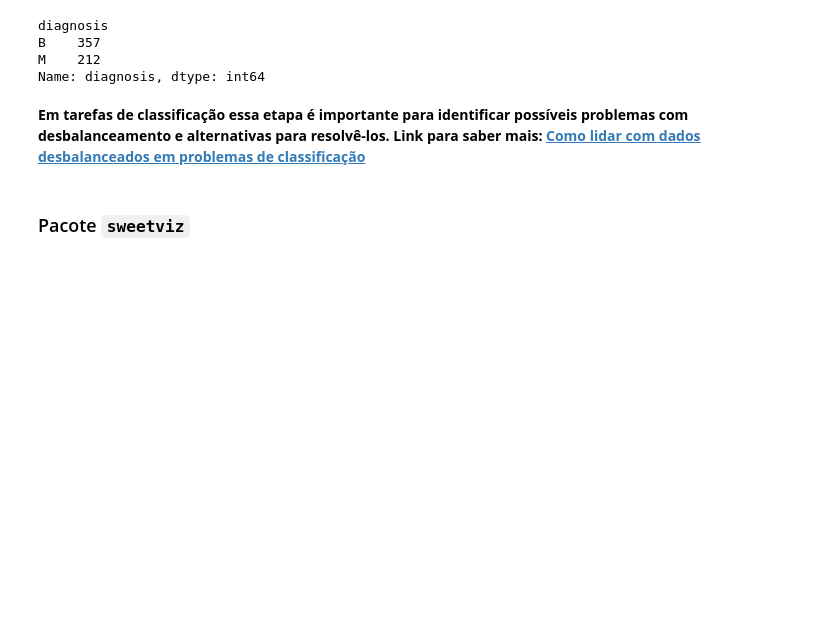
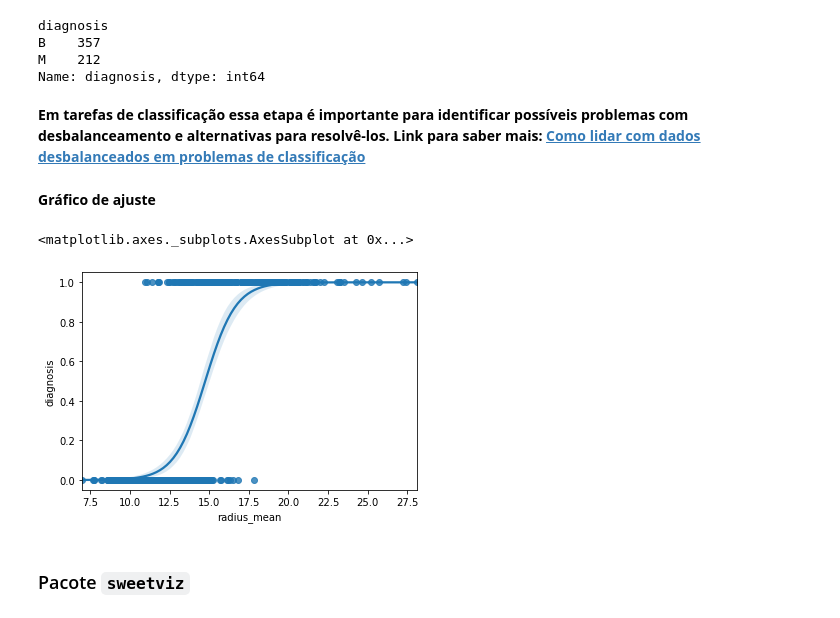
Before and after one commit to rebecadieb/intro_ML_datagirls, a Jupyter notebook: intro_ML.ipynb, the cells around one changed output. Saved outputs shown, nothing was run; the diff lists cells and outputs as text; code cells hidden in the pictures; blank space fills up the shorter version.

```diff
--- a/intro_ML.ipynb
+++ b/intro_ML.ipynb
@@ -161,3 +161,5 @@ M    212
 Name: diagnosis, dtype: int64
 # %% [markdown]
 **Em tarefas de classificação essa etapa é importante para identificar possíveis problemas com desbalanceamento e alternativas para resolvê-los. Link para saber mais: [Como lidar com dados desbalanceados em problemas de classificação](https://medium.com/data-hackers/como-lidar-com-dados-desbalanceados-em-problemas-de-classifica%C3%A7%C3%A3o-17c4d4357ef9)**
+# %% [markdown]
+**Gráfico de ajuste**
@@ -164,3 +170,14 @@ Name: diagnosis, dtype: int64
+# %%
+def fitted_plot(data, x, y, logistic, name_fig):
+  data["diagnosis"] = LabelEncoder().fit_transform(dados[y])
+  fitted = sns.regplot(x=x, y='diagnosis', data = data, logistic=logistic)
+  fitted.get_figure().savefig(name_fig)
+  return(fitted)
+
+fitted_plot(dados, 'radius_mean', 'diagnosis', True, 'log_test.png')
+# %% [output]
+<matplotlib.axes._subplots.AxesSubplot at 0x...>
+[figure, added]
 # %% [markdown]
 ### Pacote `sweetviz`
 # %% [markdown]
```
Also changed, not shown: parts of 27 cells of this notebook.
